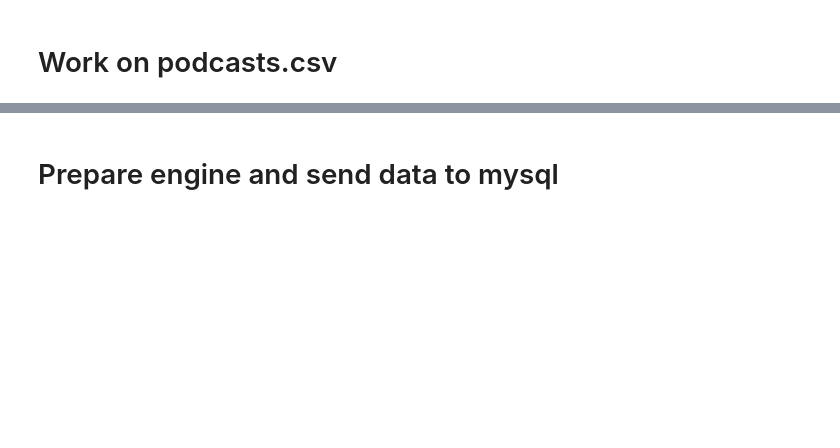
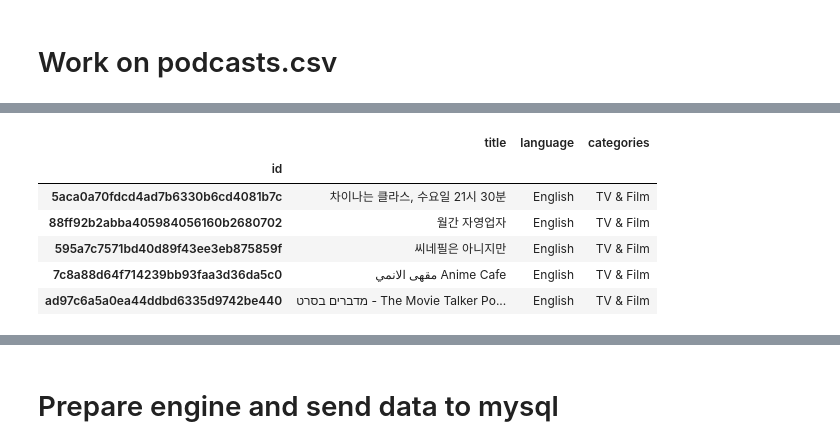
Before and after one commit to oimartin/Netflix_Podcasts, a Jupyter notebook: Combined_Notebook.ipynb, the cells around one changed output, grey strips where cells are left out. Saved outputs shown, nothing was run; the diff lists cells and outputs as text; code cells hidden in the pictures; blank space fills up the shorter version.

```diff
--- a/Combined_Notebook.ipynb
+++ b/Combined_Notebook.ipynb
@@ -80,8 +151,16 @@ podcast_tvfilm_a.head(100)
 # %%
 # Filtered the dataframe by English only podcasts, attempting to clean up any errors in loading to mysql
 podcast_english = podcast_tvfilm_a.loc[podcast_tvfilm_a['language'] == 'English']
 
-podcast_english
+podcast_english.head()
+# %% [output]
+|  | title | language | categories |
+| id |  |  |  |
+| 5aca0a70fdcd4ad7b6330b6cd4081b7c | 차이나는 클라스, 수요일 21시 30분 | English | TV & Film |
+| 88ff92b2abba405984056160b2680702 | 월간 자영업자 | English | TV & Film |
+| 595a7c7571bd40d89f43ee3eb875859f | 씨네필은 아니지만 | English | TV & Film |
+| 7c8a88d64f714239bb93faa3d36da5c0 | مقهى الانمي Anime Cafe | English | TV & Film |
+| ad97c6a5a0ea44ddbd6335d9742be440 | מדברים בסרט - The Movie Talker Po... | English | TV & Film |
 # %%
 # Testing for case sensitivity
 podcast_find = podcast_tvfilm_a.loc[podcast_tvfilm_a['title'].str.contains('Stranger Things')]
```
Also changed, not shown: parts of 20 cells of this notebook.
